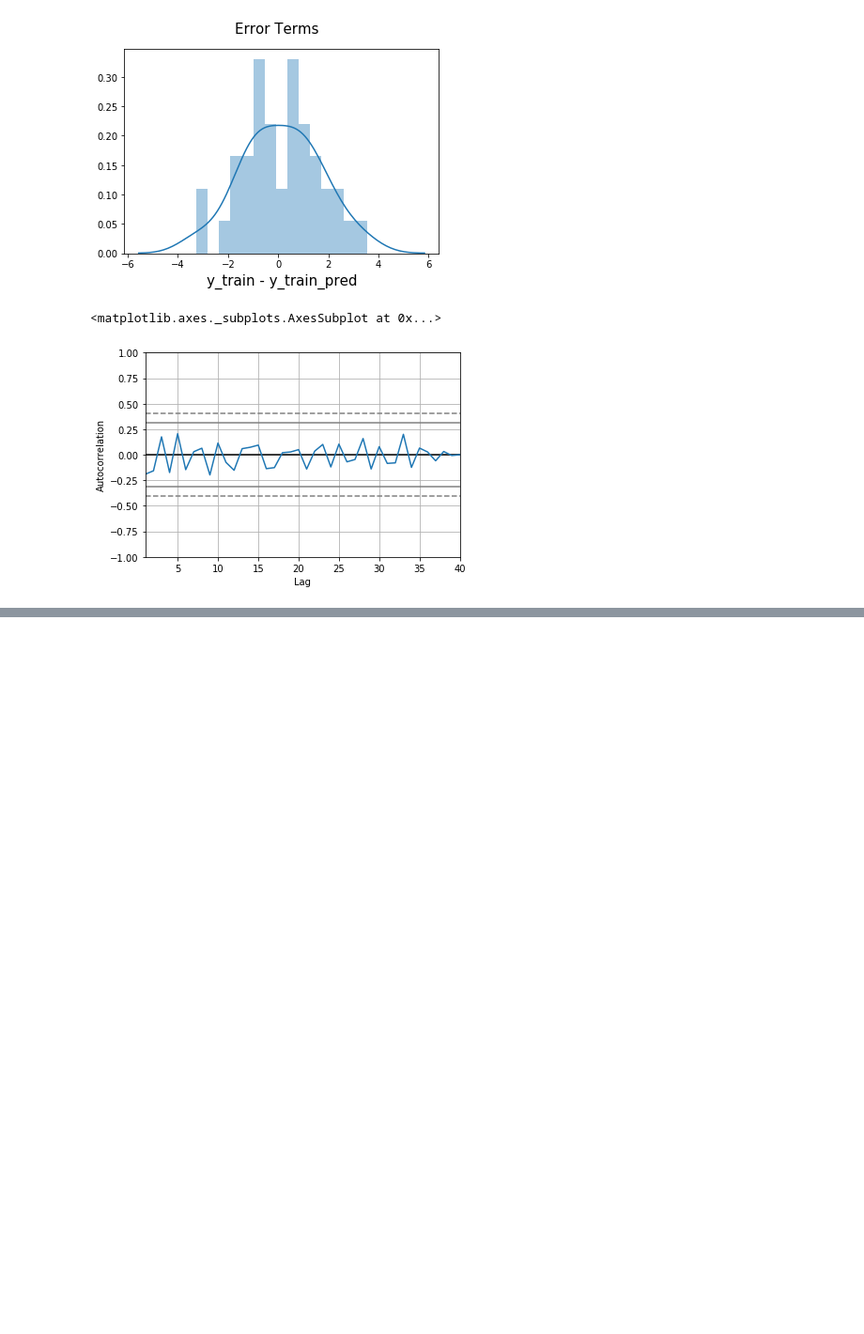
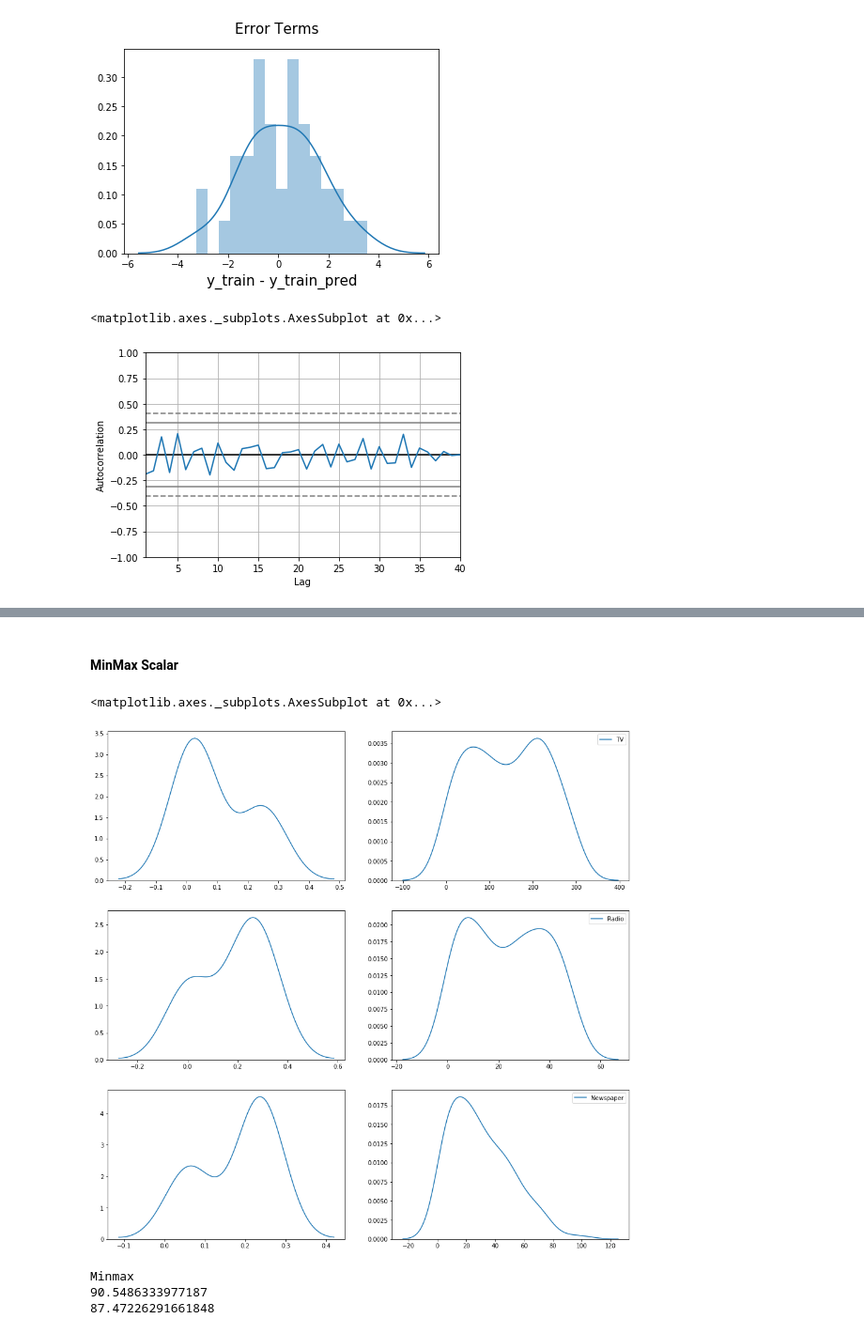
Before and after one commit to ikhurana/code-asylums, a Jupyter notebook: CA-SS1/Regression/Regression.ipynb, the cells around one changed output, grey strips where cells are left out. Shown at 94% size. Cells and saved outputs as stored; diff of their text form; code cells hidden in the pictures; blank space fills up the shorter version.

```diff
--- a/CA-SS1/Regression/Regression.ipynb
+++ b/CA-SS1/Regression/Regression.ipynb
@@ -333,0 +433,40 @@ pd.plotting.autocorrelation_plot(residuals)
+# %% [markdown]
+#### MinMax Scalar
+# %%
+from sklearn.preprocessing import MinMaxScaler
+# Should be used if your data falls with in a limited range. For eg: Pixel values 0-255.
+# or where standard deviate is small.
+
+# but it is sensitive to outliers. So, if you have outliers, you can se Robust Scaler.
+
+# It is advisable to use MaxAbsScaler() for sparse data, to preserve it's sparseness.
+
+ms = MinMaxScaler()
+
+
+Xms_train = ms.fit_transform(X_train)
+Xms_test = ms.transform(X_test)
+
+# Analyse data distribution
+fig, ax = plt.subplots(3,2, figsize=(16,16))
+sns.kdeplot(Xms_train[0], ax=ax[0,0])
+sns.kdeplot(X_train['TV'], ax=ax[0,1])
+sns.kdeplot(Xms_train[1], ax=ax[1,0])
+sns.kdeplot(X_train['Radio'], ax=ax[1,1])
+sns.kdeplot(Xms_train[2], ax=ax[2,0])
+sns.kdeplot(X_train['Newspaper'], ax=ax[2,1])
+# %% [output]
+<matplotlib.axes._subplots.AxesSubplot at 0x...>
+[figure, added]
+# %%
+lr_model_minmax = LinearRegression()
+lr_model_minmax.fit(Xms_train, y_train)
+
+# Default
+print("Minmax")
+print(lr_model_minmax.score(Xms_train, y_train) * 100)
+print(lr_model_minmax.score(Xms_test, y_test) * 100)
+# %% [output]
+Minmax
+90.5486333977187
+87.47226291661848
```
Also changed, not shown: parts of 31 cells of this notebook.
